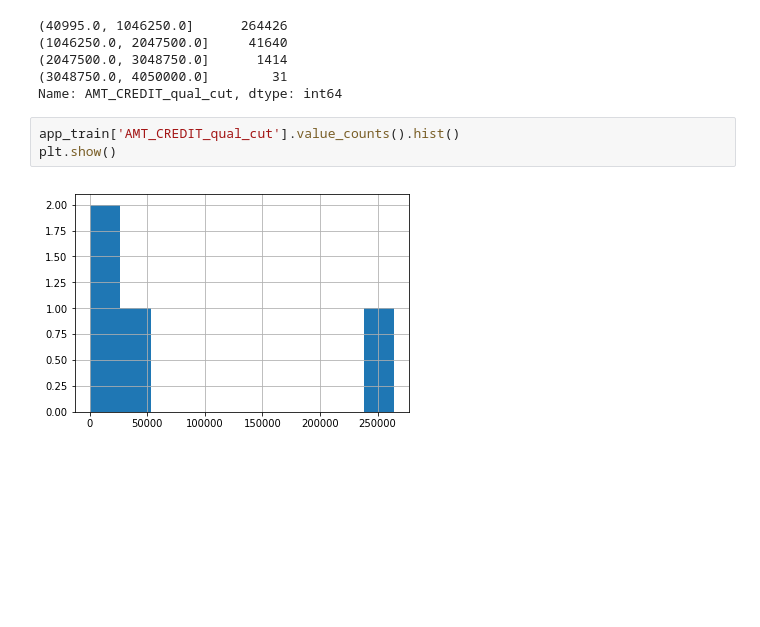
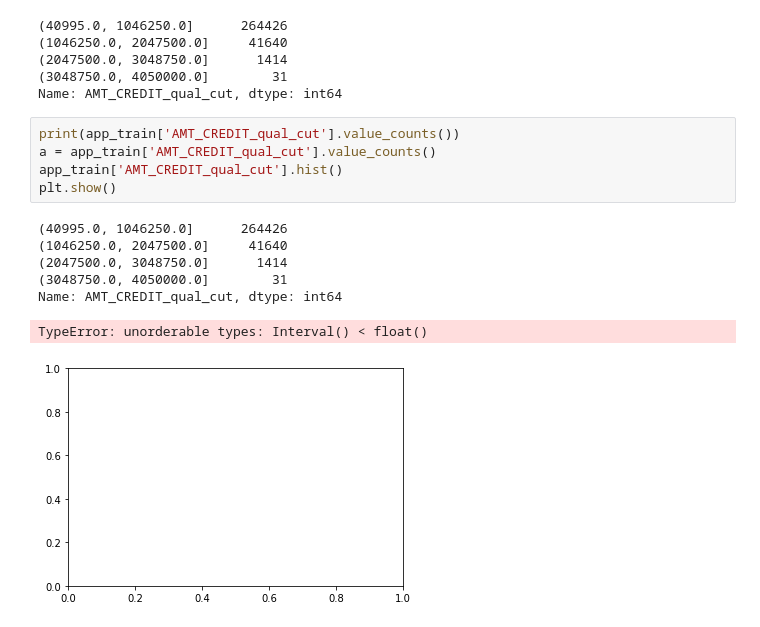
Before and after one commit to IanFan/ML100-Days_2, a Jupyter notebook: Day_013_HW.ipynb, the cells around one changed output. Drawn from its saved outputs; the diff is of its cells as text; blank space fills up the shorter version.

```diff
--- a/Day_013_HW.ipynb
+++ b/Day_013_HW.ipynb
@@ -72,7 +72,15 @@ print(app_train['AMT_CREDIT_qual_cut'].value_counts())
 (3048750.0, 4050000.0]        31
 Name: AMT_CREDIT_qual_cut, dtype: int64
 # %%
-app_train['AMT_CREDIT_qual_cut'].value_counts().hist()
+print(app_train['AMT_CREDIT_qual_cut'].value_counts())
+a = app_train['AMT_CREDIT_qual_cut'].value_counts()
+app_train['AMT_CREDIT_qual_cut'].hist()
 plt.show()
 # %% [output]
+(40995.0, 1046250.0]      264426
+(1046250.0, 2047500.0]     41640
+(2047500.0, 3048750.0]      1414
+(3048750.0, 4050000.0]        31
+Name: AMT_CREDIT_qual_cut, dtype: int64
+TypeError: unorderable types: Interval() < float()
-[figure, old version]
+[figure, new version]
```
Also changed, not shown: 1 other file.
